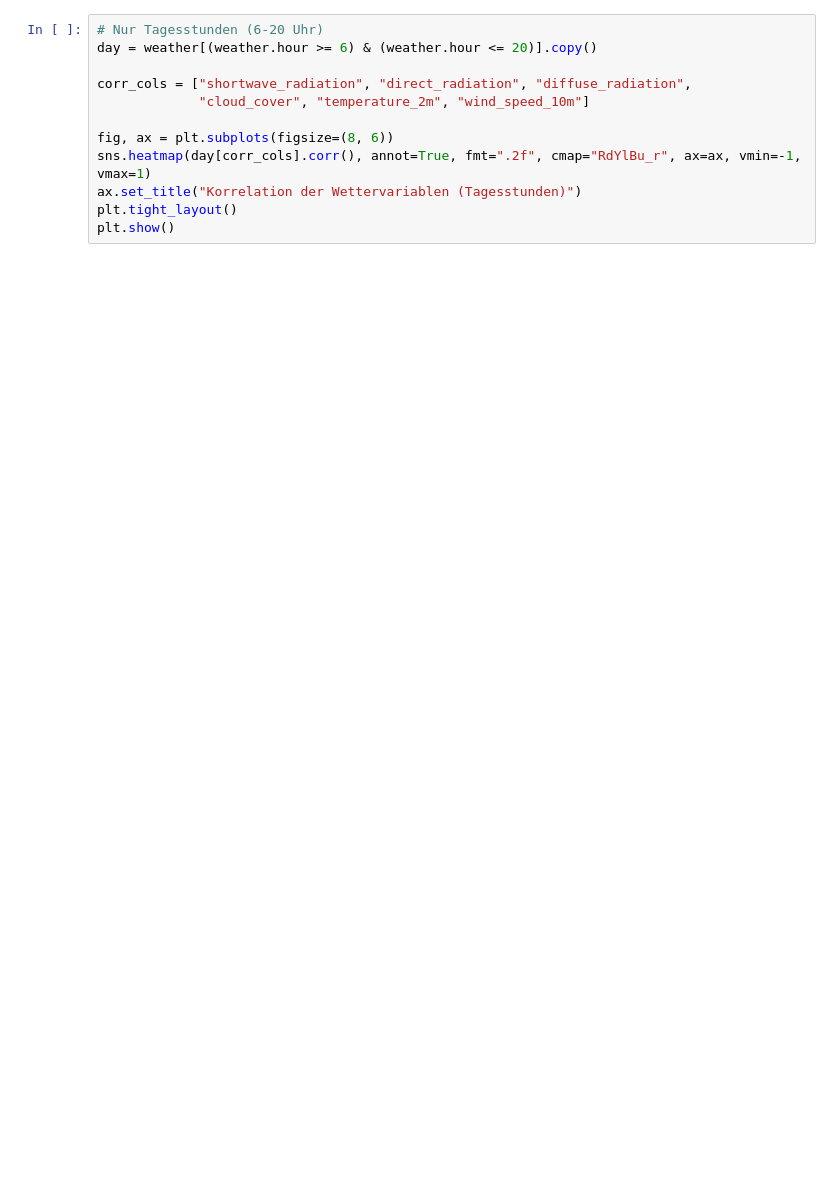
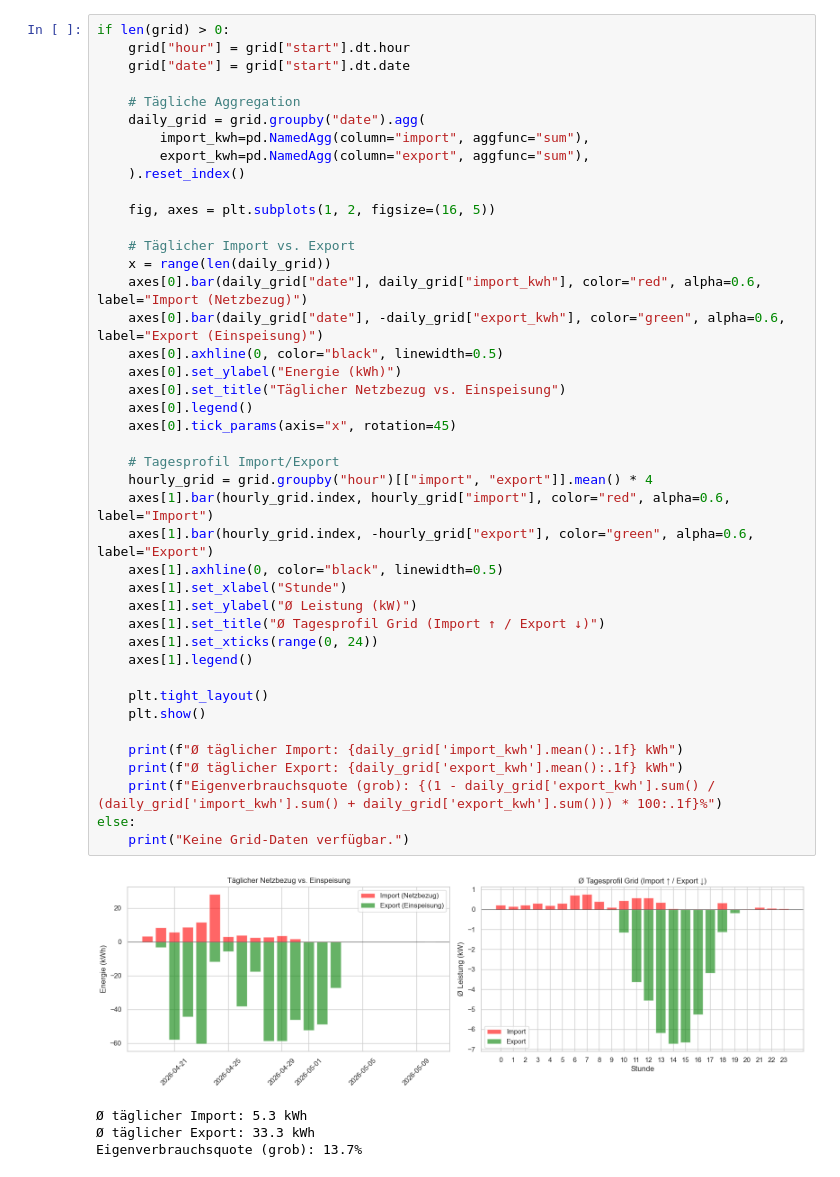
Before and after one commit to AndreasExner/OptimizePV, a Jupyter notebook: notebooks/01_data_exploration.ipynb, the cells around one changed output. Drawn from its saved outputs; the diff is of its cells as text; blank space fills up the shorter version.

```diff
--- a/notebooks/01_data_exploration.ipynb
+++ b/notebooks/01_data_exploration.ipynb
@@ -68,13 +170,48 @@ plt.show()
 # %%
-# Nur Tagesstunden (6-20 Uhr)
-day = weather[(weather.hour >= 6) & (weather.hour <= 20)].copy()
+if len(grid) > 0:
+    grid["hour"] = grid["start"].dt.hour
+    grid["date"] = grid["start"].dt.date
 
-corr_cols = ["shortwave_radiation", "direct_radiation", "diffuse_radiation",
-             "cloud_cover", "temperature_2m", "wind_speed_10m"]
+    # Tägliche Aggregation
+    daily_grid = grid.groupby("date").agg(
+        import_kwh=pd.NamedAgg(column="import", aggfunc="sum"),
+        export_kwh=pd.NamedAgg(column="export", aggfunc="sum"),
+    ).reset_index()
 
-fig, ax = plt.subplots(figsize=(8, 6))
-sns.heatmap(day[corr_cols].corr(), annot=True, fmt=".2f", cmap="RdYlBu_r", ax=ax, vmin=-1, vmax=1)
-ax.set_title("Korrelation der Wettervariablen (Tagesstunden)")
-plt.tight_layout()
-plt.show()
+    fig, axes = plt.subplots(1, 2, figsize=(16, 5))
+
+    # Täglicher Import vs. Export
+    x = range(len(daily_grid))
+    axes[0].bar(daily_grid["date"], daily_grid["import_kwh"], color="red", alpha=0.6, label="Import (Netzbezug)")
+    axes[0].bar(daily_grid["date"], -daily_grid["export_kwh"], color="green", alpha=0.6, label="Export (Einspeisung)")
+    axes[0].axhline(0, color="black", linewidth=0.5)
+    axes[0].set_ylabel("Energie (kWh)")
+    axes[0].set_title("Täglicher Netzbezug vs. Einspeisung")
+    axes[0].legend()
+    axes[0].tick_params(axis="x", rotation=45)
+
+    # Tagesprofil Import/Export
+    hourly_grid = grid.groupby("hour")[["import", "export"]].mean() * 4
+    axes[1].bar(hourly_grid.index, hourly_grid["import"], color="red", alpha=0.6, label="Import")
+    axes[1].bar(hourly_grid.index, -hourly_grid["export"], color="green", alpha=0.6, label="Export")
+    axes[1].axhline(0, color="black", linewidth=0.5)
+    axes[1].set_xlabel("Stunde")
+    axes[1].set_ylabel("Ø Leistung (kW)")
+    axes[1].set_title("Ø Tagesprofil Grid (Import ↑ / Export ↓)")
+    axes[1].set_xticks(range(0, 24))
+    axes[1].legend()
+
+    plt.tight_layout()
+    plt.show()
+
+    print(f"Ø täglicher Import: {daily_grid['import_kwh'].mean():.1f} kWh")
+    print(f"Ø täglicher Export: {daily_grid['export_kwh'].mean():.1f} kWh")
+    print(f"Eigenverbrauchsquote (grob): {(1 - daily_grid['export_kwh'].sum() / (daily_grid['import_kwh'].sum() + daily_grid['export_kwh'].sum())) * 100:.1f}%")
+else:
+    print("Keine Grid-Daten verfügbar.")
+# %% [output]
+[figure, added]
+Ø täglicher Import: 5.3 kWh
+Ø täglicher Export: 33.3 kWh
+Eigenverbrauchsquote (grob): 13.7%
 # %% [markdown]
```
Also changed, not shown: parts of 18 cells of this notebook, 14 other files.
